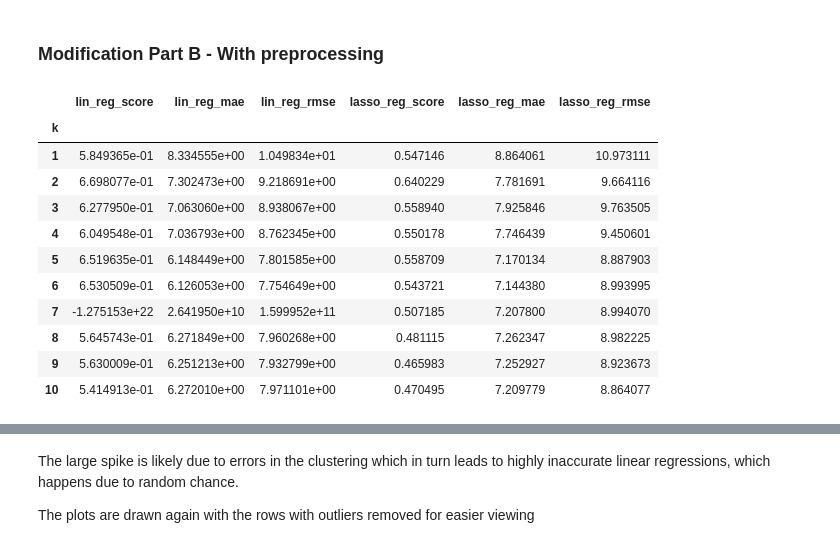
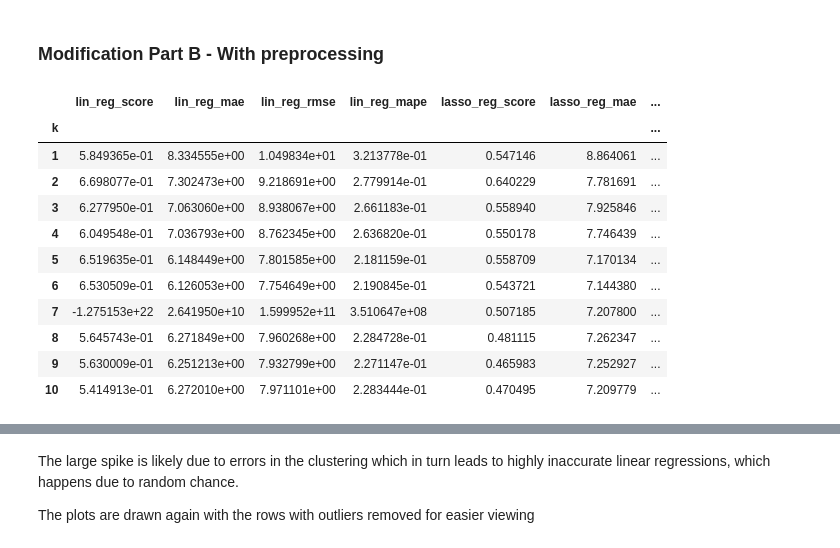
Before and after one commit to st0ro/ENSF-544-Project-2, a Jupyter notebook: KMeans_and_Linear_Regression.ipynb, the cells around one changed output, grey strips where cells are left out. Cells and saved outputs as stored; diff of their text form; code cells hidden in the pictures.

Commit message:
Add MAPE to clustering + regression

```diff
--- a/KMeans_and_Linear_Regression.ipynb
+++ b/KMeans_and_Linear_Regression.ipynb
@@ -59,7 +59,7 @@ array([[<matplotlib.axes._subplots.AxesSubplot object at 0x...>,
 # %%
 # Apply local prediction by first partitioning all data points via KMeans clustering & CMeans clustering, then fit a regression
 
-from sklearn.metrics import mean_absolute_error, mean_squared_error
+from sklearn.metrics import mean_absolute_error, mean_squared_error, mean_absolute_percentage_error
 from sklearn.linear_model import LinearRegression, Lasso
 from sklearn.cluster import KMeans
 from sklearn.model_selection import train_test_split
@@ -71,14 +71,16 @@ def run_local_regression(X_train, X_test, y_train, y_test):
   lin_reg_score = lin_reg.score(X_test, y_test)
   mae_lin_reg = mean_absolute_error(y_test, y_pred_lin)
   rmse_lin_reg = mean_squared_error(y_test, y_pred_lin, squared=False)
+  mape_lin_reg = mean_absolute_percentage_error(y_test, y_pred_lin)
 
   lasso_reg = Lasso().fit(X_train, y_train)
   y_pred_lasso = lasso_reg.predict(X_test)
   lasso_reg_score = lasso_reg.score(X_test, y_test)
   mae_lasso_reg = mean_absolute_error(y_test, y_pred_lasso)
   rmse_lasso_reg = mean_squared_error(y_test, y_pred_lasso, squared=False)
+  mape_lasso_reg = mean_absolute_percentage_error(y_test, y_pred_lasso)
 
-  return lin_reg_score, mae_lin_reg, rmse_lin_reg , lasso_reg_score, mae_lasso_reg, rmse_lasso_reg
+  return lin_reg_score, mae_lin_reg, rmse_lin_reg, mape_lin_reg, lasso_reg_score, mae_lasso_reg, rmse_lasso_reg, mape_lasso_reg
 
 def regression_on_locals_scores(random_state, scale=False, display_individuals=False):
   X_train, X_test, y_train, y_test = train_test_split(features, labels, random_state=random_state, train_size=0.8)
@@ -93,9 +95,11 @@ def regression_on_locals_scores(random_state, scale=False, display_individuals=F
   weighted_lin_reg_scores = []
   weighted_lin_reg_maes = []
   weighted_lin_reg_rmses = []
+  weighted_lin_reg_mapes = []
   weighted_lasso_reg_scores = []
   weighted_lasso_reg_maes = []
   weighted_lasso_reg_rmses = []
+  weighted_lasso_reg_mapes = []
 
   for k in np.arange(1, 10 + 1):
     # Use KMeans clustering to divide all the data points
@@ -108,9 +112,11 @@ def regression_on_locals_scores(random_state, scale=False, display_individuals=F
     lin_reg_scores = []
     lin_reg_maes = []
     lin_reg_rmses = []
+    lin_reg_mapes = []
     lasso_reg_scores = []
     lasso_reg_maes = []
     lasso_reg_rmses = []
+    lasso_reg_mapes = []
 
     for cluster_id in range(k):
       # Create a subset of training and test sets containing only the data that fall into the cluster above
@@ -128,27 +134,33 @@ def regression_on_locals_scores(random_state, scale=False, display_individuals=F
       lin_reg_scores.append(results[0])
       lin_reg_maes.append(results[1])
       lin_reg_rmses.append(results[2])
-      lasso_reg_scores.append(results[3])
-      lasso_reg_maes.append(results[4])
-      lasso_reg_rmses.append(results[5])
+      lin_reg_mapes.append(results[3])
+      lasso_reg_scores.append(results[4])
+      lasso_reg_maes.append(results[5])
+      lasso_reg_rmses.append(results[6])
+      lasso_reg_mapes.append(results[7])
 
     cluster_results_df = pd.DataFrame({
         'cluster_size': cluster_sizes,
         'lin_reg_score': lin_reg_scores,
         'lin_reg_mae': lin_reg_maes,
         'lin_reg_rmse': lin_reg_rmses,
+        'lin_reg_mape': lin_reg_mapes,
         'lasso_reg_score': lasso_reg_scores,
         'lasso_reg_mae': lasso_reg_maes,
         'lasso_reg_rmse': lasso_reg_rmses,
+        'lasso_reg_mape': lasso_reg_mapes,
       })
 
     ks.append(k)
     weighted_lin_reg_scores.append(np.average(a=lin_reg_scores, weights=cluster_sizes))
     weighted_lin_reg_maes.append(np.average(a=lin_reg_maes, weights=cluster_sizes))
     weighted_lin_reg_rmses.append(np.average(a=lin_reg_rmses, weights=cluster_sizes))
+    weighted_lin_reg_mapes.append(np.average(a=lin_reg_mapes, weights=cluster_sizes))
     weighted_lasso_reg_scores.append(np.average(a=lasso_reg_scores, weights=cluster_sizes))
     weighted_lasso_reg_maes.append(np.average(a=lasso_reg_maes, weights=cluster_sizes))
     weighted_lasso_reg_rmses.append(np.average(a=lasso_reg_rmses, weights=cluster_sizes))
+    weighted_lasso_reg_mapes.append(np.average(a=lasso_reg_mapes, weights=cluster_sizes))
 
     if display_individuals:
       print(f'\nIndividual cluster values for k={k}')
@@ -160,9 +172,11 @@ def regression_on_locals_scores(random_state, scale=False, display_individuals=F
       'lin_reg_score': weighted_lin_reg_scores,
       'lin_reg_mae': weighted_lin_reg_maes,
       'lin_reg_rmse': weighted_lin_reg_rmses,
+      'lin_reg_mape': weighted_lin_reg_mapes,
       'lasso_reg_score': weighted_lasso_reg_scores,
       'lasso_reg_mae': weighted_lasso_reg_maes,
-      'lasso_reg_rmse': weighted_lasso_reg_rmses
+      'lasso_reg_rmse': weighted_lasso_reg_rmses,
+      'lasso_reg_mape': weighted_lasso_reg_mapes,
   })
   return results_df
 # %%
@@ -261,21 +277,21 @@ When no preprocessing is applied, lasso regression has the same effect as linear
 ### Modification Part B - With preprocessing
 # %%
 results_dfs = [regression_on_locals_scores(random_state=r, scale=True) for r in np.arange(20)]
-avg_results_df = pd.concat(results_dfs).groupby('k').mean()
-avg_results_df
+avg_results_scaled_df = pd.concat(results_dfs).groupby('k').mean()
+avg_results_scaled_df
 # %% [output]
-|  | lin_reg_score | lin_reg_mae | lin_reg_rmse | lasso_reg_score | lasso_reg_mae | lasso_reg_rmse |
-| k |  |  |  |  |  |  |
-| 1 | 5.849365e-01 | 8.334555e+00 | 1.049834e+01 | 0.547146 | 8.864061 | 10.973111 |
-| 2 | 6.698077e-01 | 7.302473e+00 | 9.218691e+00 | 0.640229 | 7.781691 | 9.664116 |
-| 3 | 6.277950e-01 | 7.063060e+00 | 8.938067e+00 | 0.558940 | 7.925846 | 9.763505 |
-| 4 | 6.049548e-01 | 7.036793e+00 | 8.762345e+00 | 0.550178 | 7.746439 | 9.450601 |
-| 5 | 6.519635e-01 | 6.148449e+00 | 7.801585e+00 | 0.558709 | 7.170134 | 8.887903 |
-| 6 | 6.530509e-01 | 6.126053e+00 | 7.754649e+00 | 0.543721 | 7.144380 | 8.993995 |
-| 7 | -1.275153e+22 | 2.641950e+10 | 1.599952e+11 | 0.507185 | 7.207800 | 8.994070 |
-| 8 | 5.645743e-01 | 6.271849e+00 | 7.960268e+00 | 0.481115 | 7.262347 | 8.982225 |
-| 9 | 5.630009e-01 | 6.251213e+00 | 7.932799e+00 | 0.465983 | 7.252927 | 8.923673 |
-| 10 | 5.414913e-01 | 6.272010e+00 | 7.971101e+00 | 0.470495 | 7.209779 | 8.864077 |
+|  | lin_reg_score | lin_reg_mae | lin_reg_rmse | lin_reg_mape | lasso_reg_score | lasso_reg_mae | ... |
+| k |  |  |  |  |  |  | ... |
+| 1 | 5.849365e-01 | 8.334555e+00 | 1.049834e+01 | 3.213778e-01 | 0.547146 | 8.864061 | ... |
+| 2 | 6.698077e-01 | 7.302473e+00 | 9.218691e+00 | 2.779914e-01 | 0.640229 | 7.781691 | ... |
+| 3 | 6.277950e-01 | 7.063060e+00 | 8.938067e+00 | 2.661183e-01 | 0.558940 | 7.925846 | ... |
+| 4 | 6.049548e-01 | 7.036793e+00 | 8.762345e+00 | 2.636820e-01 | 0.550178 | 7.746439 | ... |
+| 5 | 6.519635e-01 | 6.148449e+00 | 7.801585e+00 | 2.181159e-01 | 0.558709 | 7.170134 | ... |
+| 6 | 6.530509e-01 | 6.126053e+00 | 7.754649e+00 | 2.190845e-01 | 0.543721 | 7.144380 | ... |
+| 7 | -1.275153e+22 | 2.641950e+10 | 1.599952e+11 | 3.510647e+08 | 0.507185 | 7.207800 | ... |
+| 8 | 5.645743e-01 | 6.271849e+00 | 7.960268e+00 | 2.284728e-01 | 0.481115 | 7.262347 | ... |
+| 9 | 5.630009e-01 | 6.251213e+00 | 7.932799e+00 | 2.271147e-01 | 0.465983 | 7.252927 | ... |
+| 10 | 5.414913e-01 | 6.272010e+00 | 7.971101e+00 | 2.283444e-01 | 0.470495 | 7.209779 | ... |
 # %%
 avg_results_df.plot.line(y=['lin_reg_score', 'lasso_reg_score'], figsize=(10, 8))
 avg_results_df.plot.line(y=['lin_reg_mae', 'lin_reg_rmse', 'lasso_reg_mae', 'lasso_reg_rmse'], figsize=(10, 8))
```
Also changed, not shown: parts of 7 cells of this notebook.
